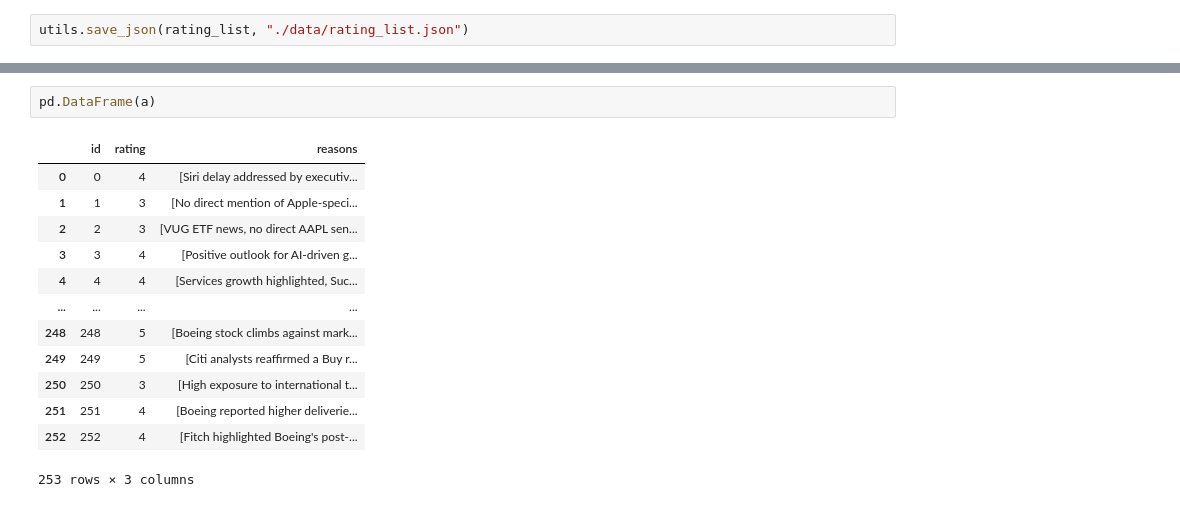
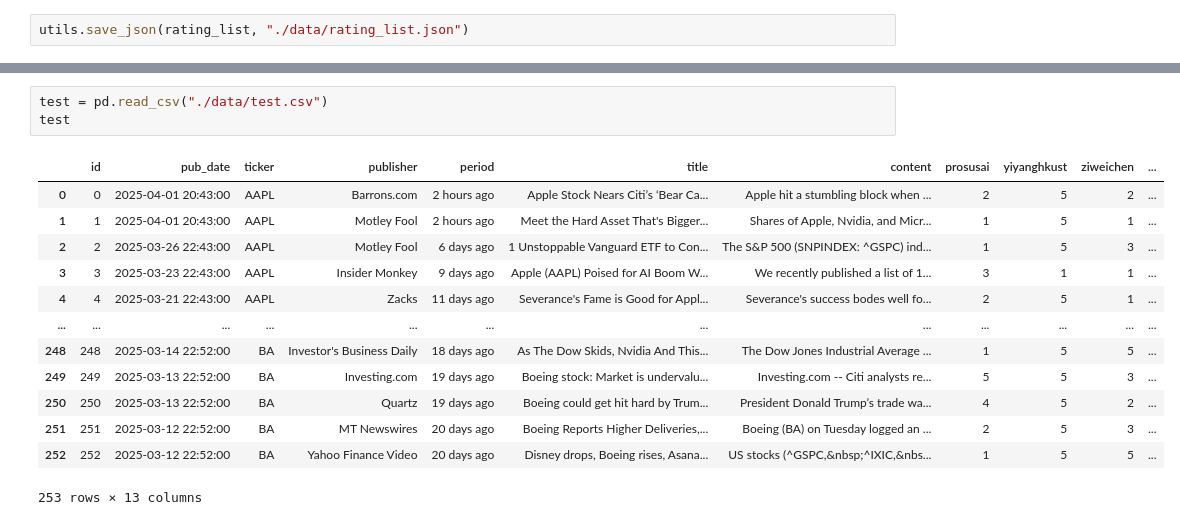
Before and after one commit to CKAbundant/localllm, a Jupyter notebook: test.ipynb, the cells around one changed output, grey strips where cells are left out. Saved outputs shown, nothing was run; the diff lists cells and outputs as text.

```diff
--- a/test.ipynb
+++ b/test.ipynb
@@ -129,19 +46,20 @@ a
-# %%
-pd.DataFrame(a)
-# %% [output]
-|  | id | rating | reasons |
-| 0 | 0 | 4 | [Siri delay addressed by executiv... |
-| 1 | 1 | 3 | [No direct mention of Apple-speci... |
-| 2 | 2 | 3 | [VUG ETF news, no direct AAPL sen... |
-| 3 | 3 | 4 | [Positive outlook for AI-driven g... |
-| 4 | 4 | 4 | [Services growth highlighted, Suc... |
-| ... | ... | ... | ... |
-| 248 | 248 | 5 | [Boeing stock climbs against mark... |
-| 249 | 249 | 5 | [Citi analysts reaffirmed a Buy r... |
-| 250 | 250 | 3 | [High exposure to international t... |
-| 251 | 251 | 4 | [Boeing reported higher deliverie... |
-| 252 | 252 | 4 | [Fitch highlighted Boeing's post-... |
-253 rows × 3 columns
+# %%
+test = pd.read_csv("./data/test.csv")
+test
+# %% [output]
+|  | id | pub_date | ticker | publisher | period | title | content | prosusai | yiyanghkust | ziweichen | ... |
+| 0 | 0 | 2025-04-01 20:43:00 | AAPL | Barrons.com | 2 hours ago | Apple Stock Nears Citi’s ‘Bear Ca... | Apple hit a stumbling block when ... | 2 | 5 | 2 | ... |
+| 1 | 1 | 2025-04-01 20:43:00 | AAPL | Motley Fool | 2 hours ago | Meet the Hard Asset That's Bigger... | Shares of Apple, Nvidia, and Micr... | 1 | 5 | 1 | ... |
+| 2 | 2 | 2025-03-26 22:43:00 | AAPL | Motley Fool | 6 days ago | 1 Unstoppable Vanguard ETF to Con... | The S&P 500 (SNPINDEX: ^GSPC) ind... | 1 | 5 | 3 | ... |
+| 3 | 3 | 2025-03-23 22:43:00 | AAPL | Insider Monkey | 9 days ago | Apple (AAPL) Poised for AI Boom W... | We recently published a list of 1... | 3 | 1 | 1 | ... |
+| 4 | 4 | 2025-03-21 22:43:00 | AAPL | Zacks | 11 days ago | Severance's Fame is Good for Appl... | Severance's success bodes well fo... | 2 | 5 | 1 | ... |
+| ... | ... | ... | ... | ... | ... | ... | ... | ... | ... | ... | ... |
+| 248 | 248 | 2025-03-14 22:52:00 | BA | Investor's Business Daily | 18 days ago | As The Dow Skids, Nvidia And This... | The Dow Jones Industrial Average ... | 1 | 5 | 5 | ... |
+| 249 | 249 | 2025-03-13 22:52:00 | BA | Investing.com | 19 days ago | Boeing stock: Market is undervalu... | Investing.com -- Citi analysts re... | 5 | 5 | 3 | ... |
+| 250 | 250 | 2025-03-13 22:52:00 | BA | Quartz | 19 days ago | Boeing could get hit hard by Trum... | President Donald Trump’s trade wa... | 4 | 5 | 2 | ... |
+| 251 | 251 | 2025-03-12 22:52:00 | BA | MT Newswires | 20 days ago | Boeing Reports Higher Deliveries,... | Boeing (BA) on Tuesday logged an ... | 2 | 5 | 3 | ... |
+| 252 | 252 | 2025-03-12 22:52:00 | BA | Yahoo Finance Video | 20 days ago | Disney drops, Boeing rises, Asana... | US stocks (^GSPC,&nbsp;^IXIC,&nbs... | 1 | 5 | 5 | ... |
+253 rows × 13 columns
 # %%
 df = test.loc[
     :,
```
Also changed, not shown: parts of 11 cells of this notebook, 4 other files.
